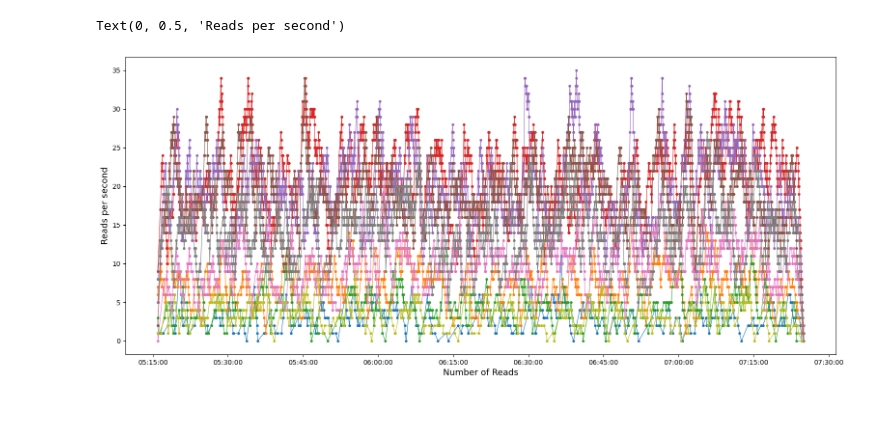
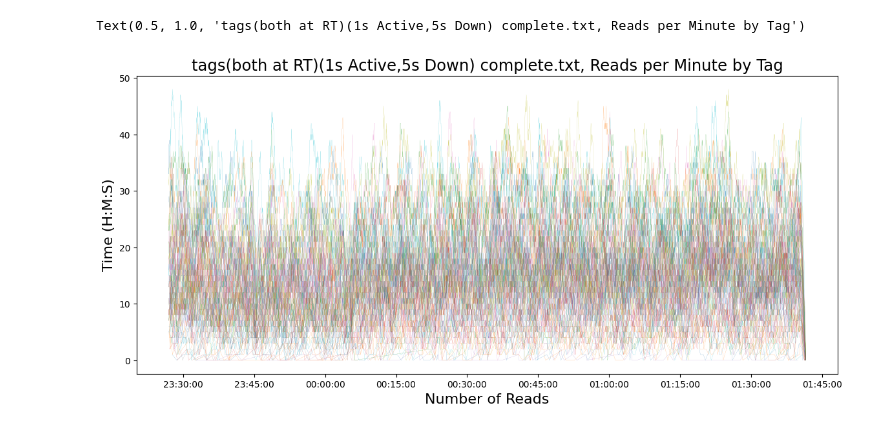
Before and after one commit to trevorcmit/RFID_Multireader, a Jupyter notebook: Plot.ipynb, the cells around one changed output. Cells and saved outputs as stored; diff of their text form; code cells hidden in the pictures.

```diff
--- a/Plot.ipynb
+++ b/Plot.ipynb
@@ -70,9 +82,7 @@ Text(0.5, 1.0, 'Tags in Cold Chamber Test')
 # %%
 vs = dict()
 for k,v in database.items():
-
-    v_0 = []
-    ts = []
+    v_0, ts = [], []
 
     for time in v[0]:
 
@@ -88,17 +98,28 @@ for k,v in database.items():
     vs[k] = [v_0, ts]
 # %%
 from tqdm import tqdm
-start = datetime.datetime(1900,1,1,8,24,0);
+start = datetime.datetime(1900,1,1,22,41,0);
 
 times, counts = [], []
-for i in tqdm(range(12600)):
+tags = []
+for i in tqdm(range(10800)):                       # For each second in the test
     span = start + datetime.timedelta(seconds=60)
 
-    count = 0
-    for k,v in database.items():
-        for i,j in zip(v[0],v[1]):
-            if i < span and i > start:
-                count += 1
+    count = 0                                      # Count of number of tags read in the minute-long span
+    tag_count = 0
+    for k,v in database.items():                   # Iterate over each tag in the database
+
+        yes_tag = False                            # Boolean to check if the tag is in the span
+
+        for m,n in zip(v[0],v[1]):                 # For timestamp,temp_value for each tag...
+            if m < span and m > start:             # If the timestamp is within the minute-long span...
+
+                if not yes_tag:
+                    yes_tag = True
+                    tag_count += 1
+
+                count += 1                         # Increment the count
+    tags.append(tag_count)
     times.append(start)
     counts.append(count)
 
@@ -121,11 +143,12 @@ ax.xaxis.set_major_formatter(myFmt)
 # %%
-fig, ax = plt.subplots(figsize=(19,8))
+fig, ax = plt.subplots(figsize=(14,6))
 ax.xaxis.set_major_formatter(myFmt)
 
 for i,j in vs.items():
-    ax.plot(j[1], j[0], linewidth=0.8, label=i, marker=".")
-ax.set_xlabel("Number of Reads", fontsize=13)
-ax.set_ylabel("Reads per second", fontsize=13)
+    ax.plot(j[1], j[0], linewidth=0.1, label=i)
+ax.set_xlabel("Number of Reads", fontsize=16)
+ax.set_ylabel("Time (H:M:S)", fontsize=16)
+ax.set_title("tags(both at RT)(1s Active,5s Down) complete.txt, Reads per Minute by Tag", fontsize=17.5)
 # %% [output]
-Text(0, 0.5, 'Reads per second')
+Text(0.5, 1.0, 'tags(both at RT)(1s Active,5s Down) complete.txt, Reads per Minute by Tag')
-[figure, old version]
+[figure, new version]
```
Also changed, not shown: parts of 6 cells of this notebook, 16 other files.
